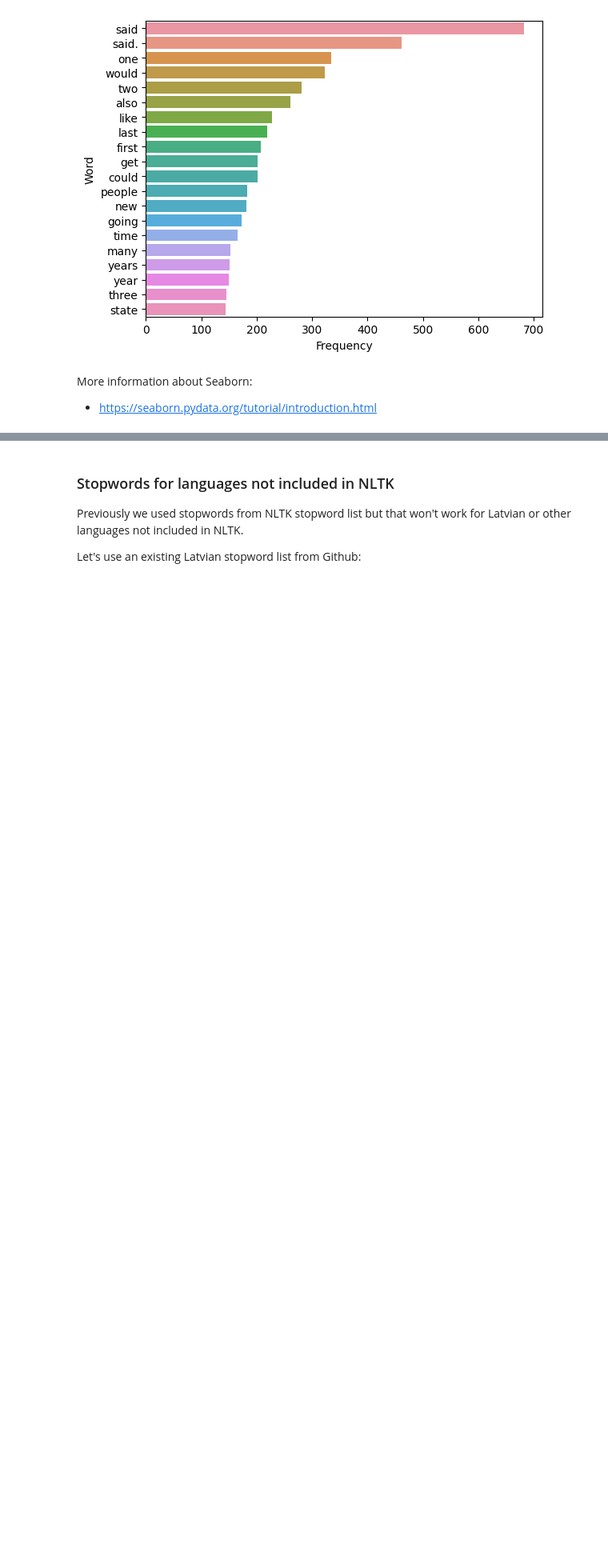
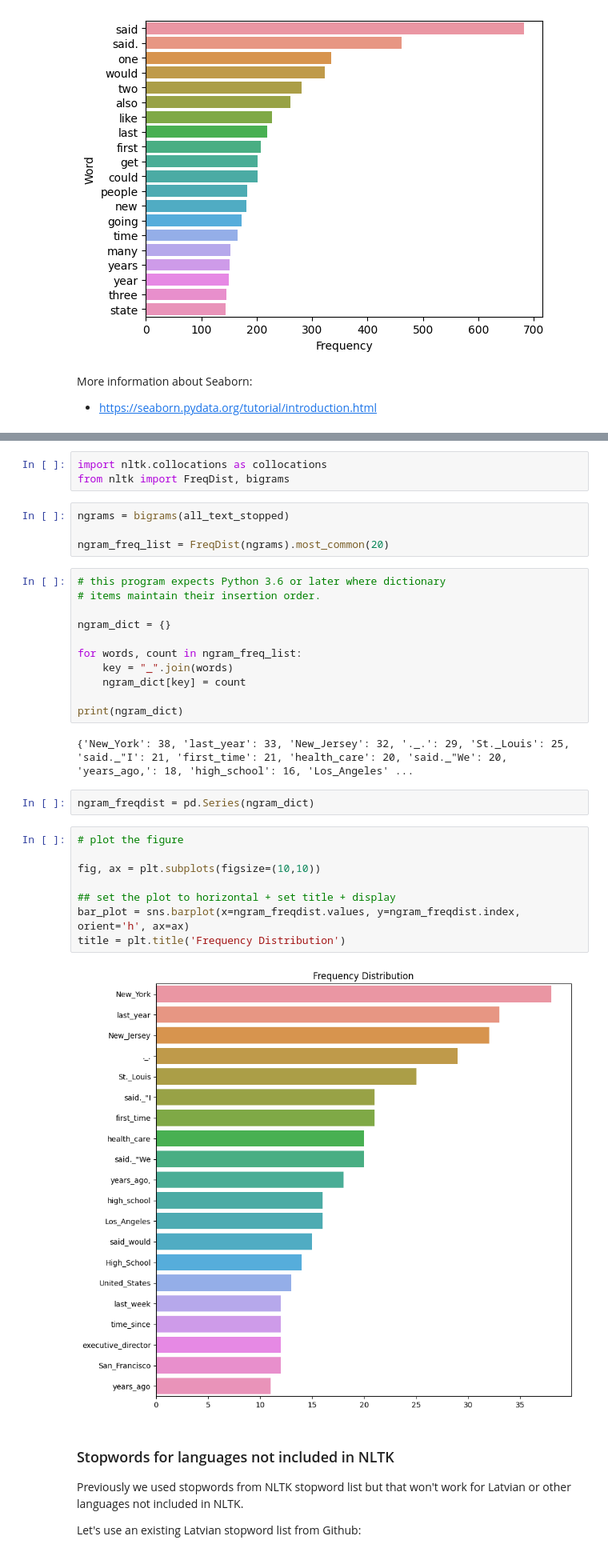
Before and after one commit to CaptSolo/BSSDH_2023_beginners, a Jupyter notebook: notebooks/Day 2 - Visualization.ipynb, the cells around one changed output, grey strips where cells are left out. Shown at 80% size. Drawn from its saved outputs; the diff is of its cells as text; blank space fills up the shorter version.

```diff
--- a/notebooks/Day 2 - Visualization.ipynb
+++ b/notebooks/Day 2 - Visualization.ipynb
@@ -155,3 +157,35 @@ More information about Seaborn:
+# %%
+import nltk.collocations as collocations
+from nltk import FreqDist, bigrams
+# %%
+ngrams = bigrams(all_text_stopped)
+
+ngram_freq_list = FreqDist(ngrams).most_common(20)
+# %%
+# this program expects Python 3.6 or later where dictionary
+# items maintain their insertion order.
+
+ngram_dict = {}
+
+for words, count in ngram_freq_list:
+    key = "_".join(words)
+    ngram_dict[key] = count
+
+print(ngram_dict)
+# %% [output]
+{'New_York': 38, 'last_year': 33, 'New_Jersey': 32, '._.': 29, 'St._Louis': 25, 'said._"I': 21, 'first_time': 21, 'health_care': 20, 'said._"We': 20, 'years_ago,': 18, 'high_school': 16, 'Los_Angeles' ...
+# %%
+ngram_freqdist = pd.Series(ngram_dict)
+# %%
+# plot the figure
+
+fig, ax = plt.subplots(figsize=(10,10))
+
+## set the plot to horizontal + set title + display
+bar_plot = sns.barplot(x=ngram_freqdist.values, y=ngram_freqdist.index, orient='h', ax=ax)
+title = plt.title('Frequency Distribution')
+# %% [output]
+[figure, added]
 # %% [markdown]
 ### Stopwords for languages not included in NLTK
 
```
Also changed, not shown: parts of 3 cells of this notebook, 1 other file.
